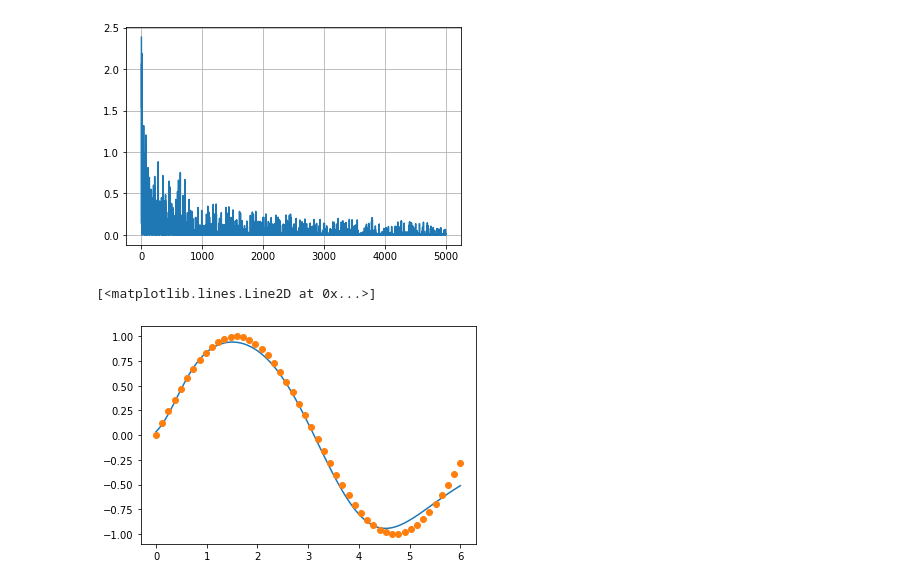
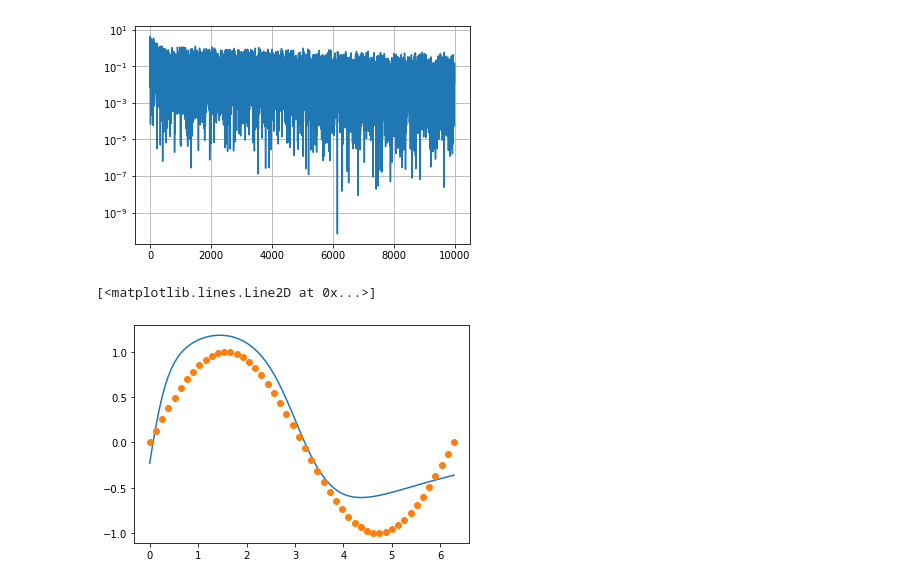
Before and after one commit to jignaciocastro8/PINNs, a Jupyter notebook: LearningTest.ipynb, the cells around one changed output. Cells and saved outputs as stored; diff of their text form; code cells hidden in the pictures.

Commit message:
dirichlet boundary conditions added

```diff
--- a/LearningTest.ipynb
+++ b/LearningTest.ipynb
@@ -63,7 +64,27 @@ class Model(tf.Module):
     ##################### LOSS METHODS ###########################
 
     def loss(self, data):
-        return tf.square(tf.subtract(self.evaluate(data), self.function_to_learn(data)))
+        return tf.subtract(self.evaluate(data), self.function_to_learn(data))
+
+    def boundary_loss(self, boundary_data):
+        """Testing for the learning of boundary confitions.
+
+        Args:
+            boundary_data: shape=(1,1)
+        """
+        return self.evaluate(boundary_data)
+
+    def total_loss(self, data, boundary_data):
+        """Computes the square of the sum of the losses.
+
+        Args:
+            data: shape=(1,1)
+            boundary_data: shape=(1,1)
+
+        Returns:
+            shape=(,)
+        """
+        return tf.square(self.loss(data) + self.boundary_loss(boundary_data))
 
     ##################### TRAINING METHODS ###########################
 
@@ -79,35 +100,36 @@ class Model(tf.Module):
 
 
     def train(self, num_iter, num_data):
-        #opt = tf.keras.optimizers.Adam(learning_rate=5e-4)
-
-        data_set = [[[x]] for x in np.random.uniform(0,6,num_data)]
+        data_set = [[[x]] for x in np.random.uniform(0,2*np.pi,num_data)]
+        boundary_data = [[[x]] for x in np.random.choice([0, 2*np.pi],num_data)]
         l = []
         for _ in tqdm(range(num_iter)):
             j = np.random.randint(num_data)
             with tf.GradientTape() as tape:
                 tape.watch(self.W)
-                target = self.loss(data_set[j])
+                target = self.total_loss(data_set[j], boundary_data[j])
             grads = tape.gradient(target, self.W)
             self.apply_gradients(grads)
             l.append(target)
         return l
 # %%
-model = Model([1,80,80,80,80,80,80,80,1])
-loss = model.train(5000, 500)
+d = 20
+model = Model([1,d,d,1])
+loss = model.train(10000, 100)
 #
 values = list(map(lambda v: v[0].numpy(), loss))
 plt.plot(values)
 plt.grid()
+plt.yscale("log")
 # %% [output]
-[figure, old version]
+[figure, new version]
 # %%
-x = np.linspace(0,6,100)
+x = np.linspace(0,2*np.pi,100)
 y = [model.evaluate([[v]])[0][0].numpy() for v in x]
 plt.plot(x,y)
-x = np.linspace(0,6,50)
+x = np.linspace(0,2*np.pi,50)
 z = [np.sin(v) for v in x]
 plt.plot(x,z,'o')
 # %% [output]
 [<matplotlib.lines.Line2D at 0x...>]
-[figure, old version]
+[figure, new version]
```
Also changed, not shown: parts of 1 cell of this notebook, 2 other files.
